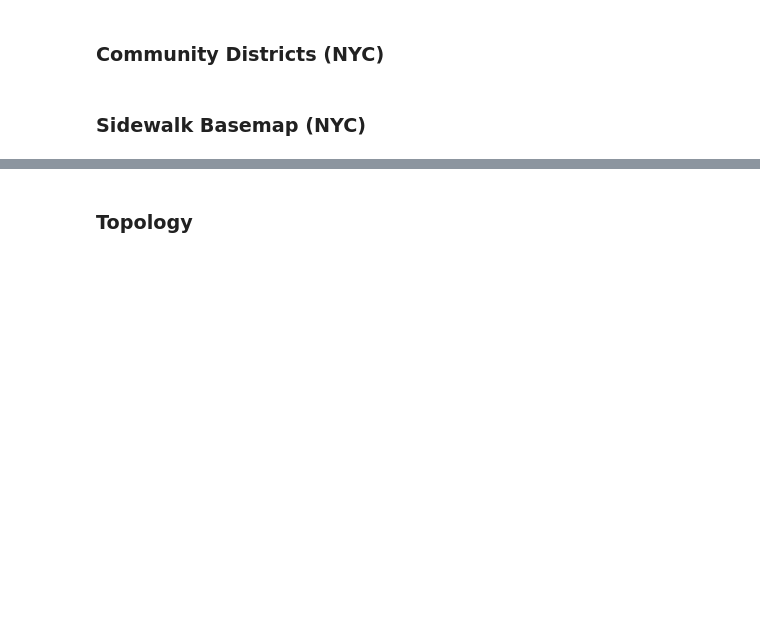
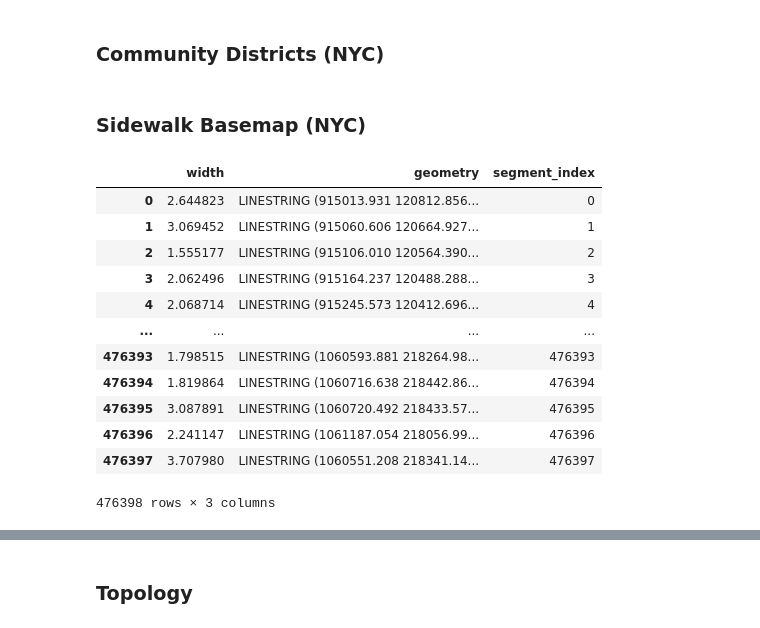
Before and after one commit to FAR-Lab/robotability-nyc, a Jupyter notebook: feature_processing/dataset.ipynb, the cells around one changed output, grey strips where cells are left out. Saved outputs shown, nothing was run; the diff lists cells and outputs as text; code cells hidden in the pictures; blank space fills up the shorter version.

```diff
--- a/feature_processing/dataset.ipynb
+++ b/feature_processing/dataset.ipynb
@@ -124,4 +128,20 @@ else:
     sidewalk_nyc['geometry'] = sidewalk_nyc['geometry'].simplify(10)
 
     WIDTH = 'SHAPE_Width'
+# %%
+sidewalk_nyc
+# %% [output]
+|  | width | geometry | segment_index |
+| 0 | 2.644823 | LINESTRING (915013.931 120812.856... | 0 |
+| 1 | 3.069452 | LINESTRING (915060.606 120664.927... | 1 |
+| 2 | 1.555177 | LINESTRING (915106.010 120564.390... | 2 |
+| 3 | 2.062496 | LINESTRING (915164.237 120488.288... | 3 |
+| 4 | 2.068714 | LINESTRING (915245.573 120412.696... | 4 |
+| ... | ... | ... | ... |
+| 476393 | 1.798515 | LINESTRING (1060593.881 218264.98... | 476393 |
+| 476394 | 1.819864 | LINESTRING (1060716.638 218442.86... | 476394 |
+| 476395 | 3.087891 | LINESTRING (1060720.492 218433.57... | 476395 |
+| 476396 | 2.241147 | LINESTRING (1061187.054 218056.99... | 476396 |
+| 476397 | 3.707980 | LINESTRING (1060551.208 218341.14... | 476397 |
+476398 rows × 3 columns
 # %%
```
Also changed, not shown: parts of 24 cells of this notebook, 8 other files.
